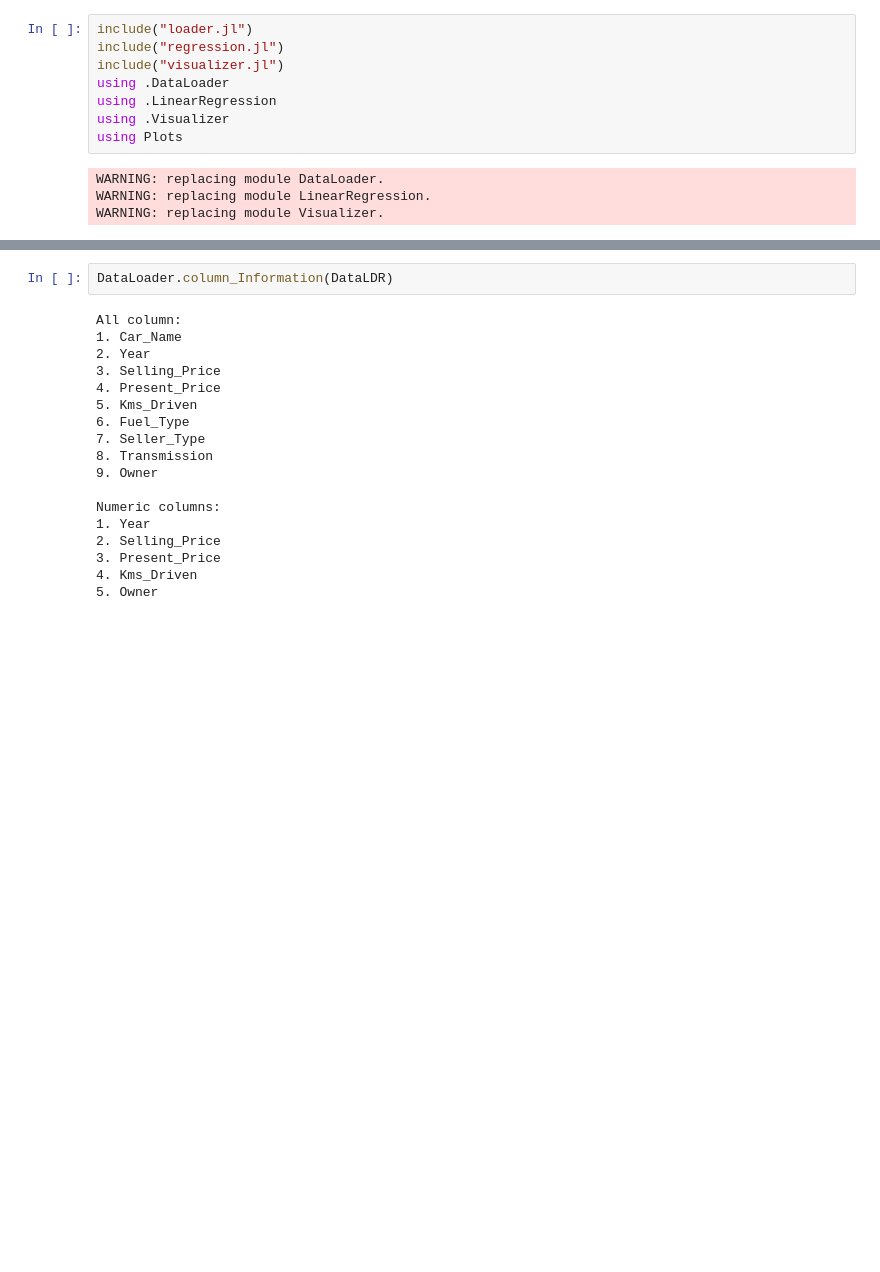
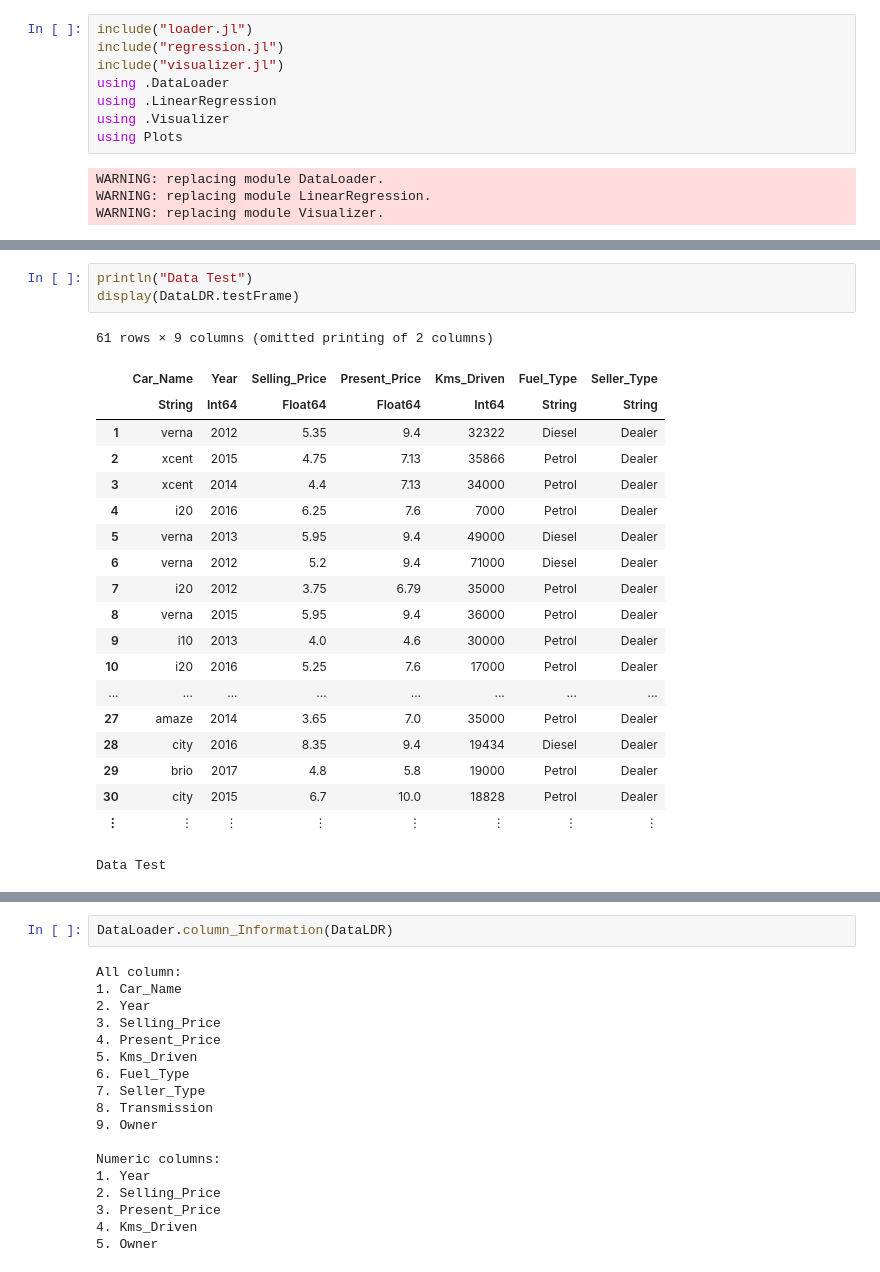
Before and after one commit to Mingtaros/linear-regression-from-scratch, a Jupyter notebook: src/main.ipynb, the cells around one changed output, grey strips where cells are left out. Cells and saved outputs as stored; diff of their text form; blank space fills up the shorter version.

```diff
--- a/src/main.ipynb
+++ b/src/main.ipynb
@@ -49,0 +92,24 @@ Train Dataframe
+# %%
+println("Data Test")
+display(DataLDR.testFrame)
+# %% [output]
+61 rows × 9 columns (omitted printing of 2 columns)
+|  | Car_Name | Year | Selling_Price | Present_Price | Kms_Driven | Fuel_Type | Seller_Type |
+|  | String | Int64 | Float64 | Float64 | Int64 | String | String |
+| 1 | verna | 2012 | 5.35 | 9.4 | 32322 | Diesel | Dealer |
+| 2 | xcent | 2015 | 4.75 | 7.13 | 35866 | Petrol | Dealer |
+| 3 | xcent | 2014 | 4.4 | 7.13 | 34000 | Petrol | Dealer |
+| 4 | i20 | 2016 | 6.25 | 7.6 | 7000 | Petrol | Dealer |
+| 5 | verna | 2013 | 5.95 | 9.4 | 49000 | Diesel | Dealer |
+| 6 | verna | 2012 | 5.2 | 9.4 | 71000 | Diesel | Dealer |
+| 7 | i20 | 2012 | 3.75 | 6.79 | 35000 | Petrol | Dealer |
+| 8 | verna | 2015 | 5.95 | 9.4 | 36000 | Petrol | Dealer |
+| 9 | i10 | 2013 | 4.0 | 4.6 | 30000 | Petrol | Dealer |
+| 10 | i20 | 2016 | 5.25 | 7.6 | 17000 | Petrol | Dealer |
+| ... | ... | ... | ... | ... | ... | ... | ... |
+| 27 | amaze | 2014 | 3.65 | 7.0 | 35000 | Petrol | Dealer |
+| 28 | city | 2016 | 8.35 | 9.4 | 19434 | Diesel | Dealer |
+| 29 | brio | 2017 | 4.8 | 5.8 | 19000 | Petrol | Dealer |
+| 30 | city | 2015 | 6.7 | 10.0 | 18828 | Petrol | Dealer |
+| ⋮ | ⋮ | ⋮ | ⋮ | ⋮ | ⋮ | ⋮ | ⋮ |
+Data Test
```
Also changed, not shown: parts of 26 cells of this notebook, 17 other files.
